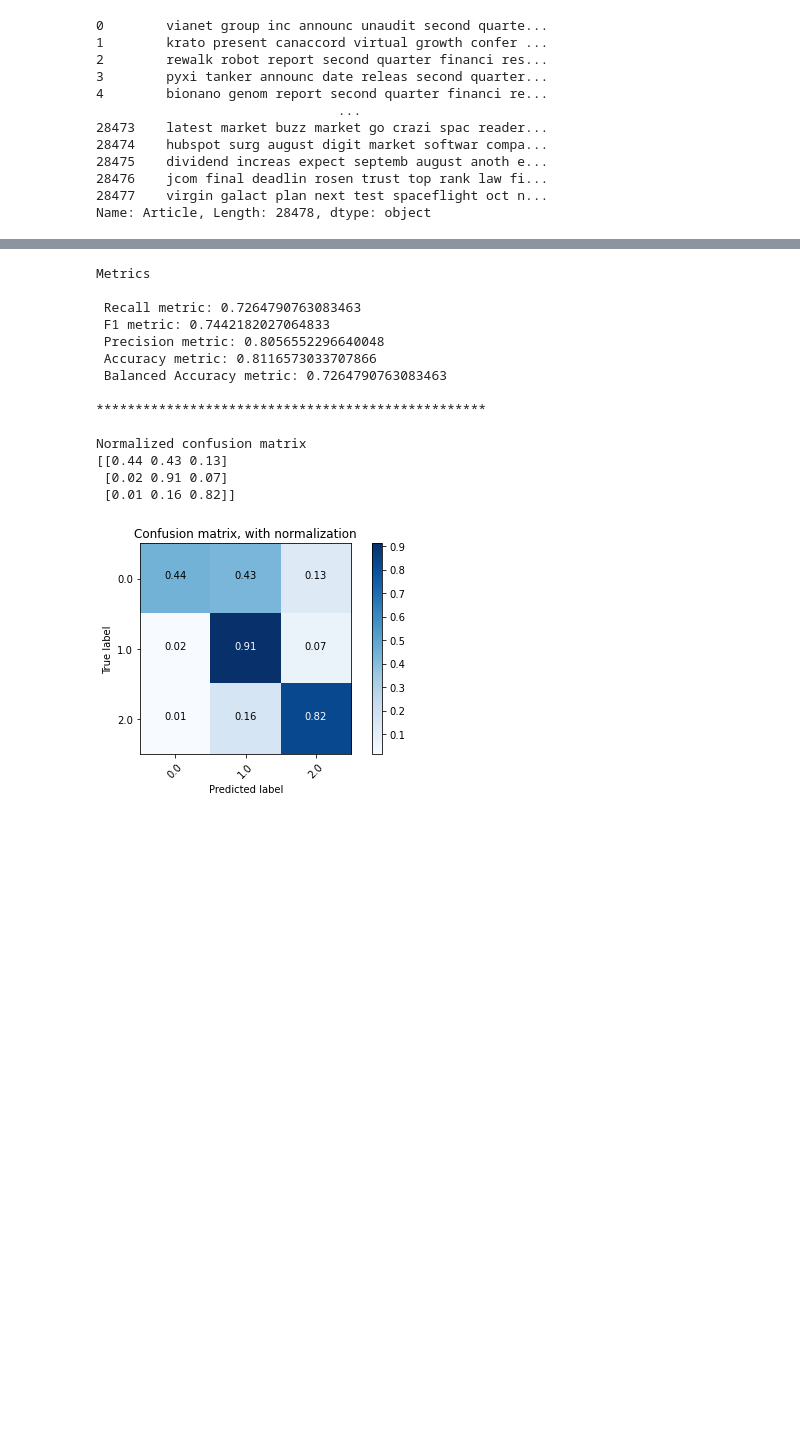
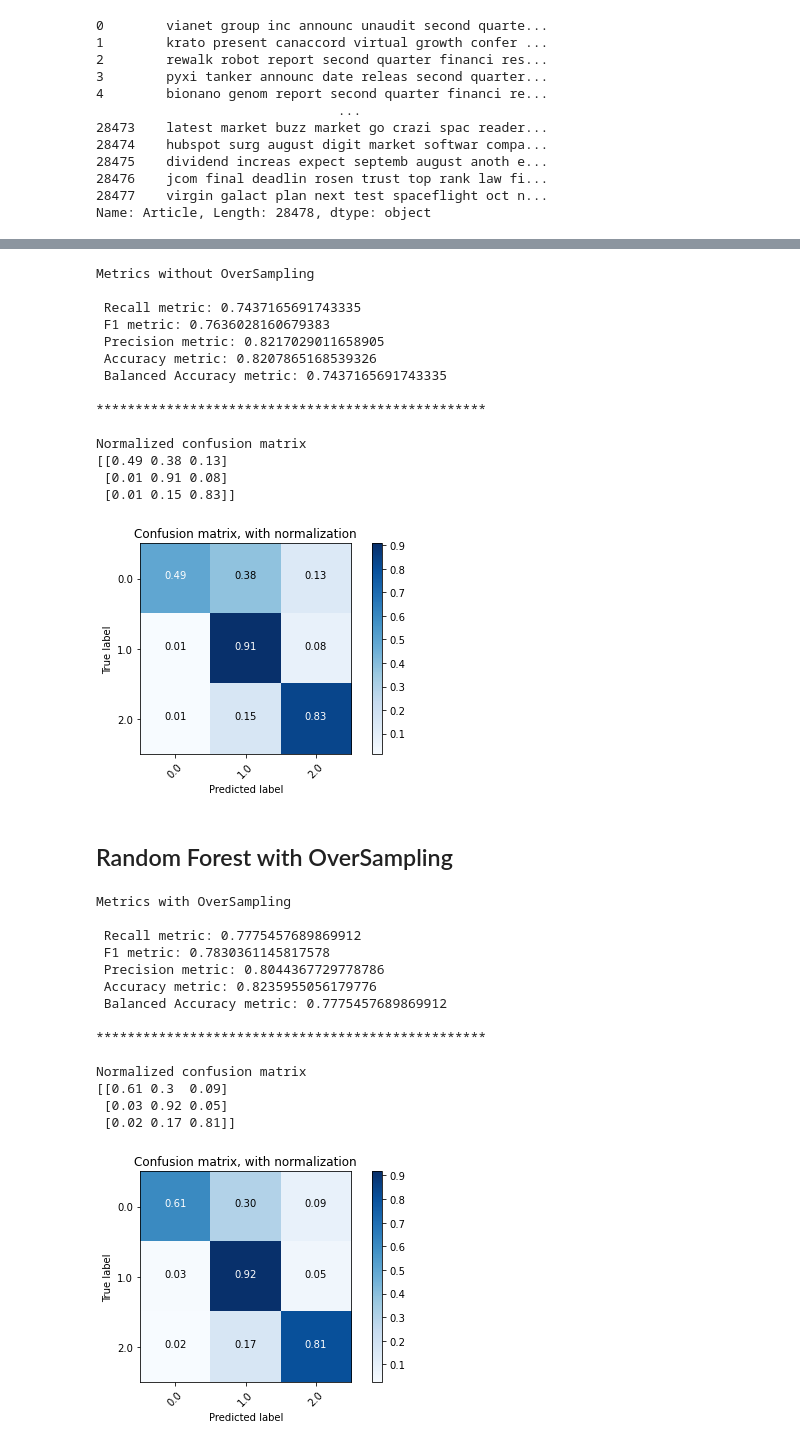
Before and after one commit to ialmalis/ML_in_Finance, a Jupyter notebook: General/General_NB_RF.ipynb, the cells around one changed output, grey strips where cells are left out. Cells and saved outputs as stored; diff of their text form; code cells hidden in the pictures; blank space fills up the shorter version.

```diff
--- a/General/General_NB_RF.ipynb
+++ b/General/General_NB_RF.ipynb
@@ -202,13 +269,7 @@ model2 = RandomForestClassifier(n_estimators=100, max_features="auto", n_jobs=-1
 model2.fit(X_train,y_train)
 y_predicted = model2.predict(X_test)
 
-
-recall = metrics.recall_score(y_test,y_predicted,average='macro')
-precision = metrics.precision_score(y_test,y_predicted,average='macro')
-f1 = metrics.f1_score(y_test,y_predicted,average='macro')
-Accur=metrics.accuracy_score(y_test,y_predicted)
-
-print("\nMetrics\n")
+print("\nMetrics without OverSampling\n")
 recall = metrics.recall_score(y_test,y_predicted,average='macro')
 precision = metrics.precision_score(y_test,y_predicted,average='macro')
 f1 = metrics.f1_score(y_test,y_predicted,average='macro')
@@ -229,18 +290,61 @@ plt.figure()
 plot_confusion_matrix(cnf_matrix, classes=[0.0, 1.0, 2.0],
                       title='Confusion matrix, with normalization')
 # %% [output]
-Metrics
+Metrics without OverSampling
 
- Recall metric: 0.7264790763083463
- F1 metric: 0.7442182027064833
- Precision metric: 0.8056552296640048
- Accuracy metric: 0.8116573033707866
- Balanced Accuracy metric: 0.7264790763083463
+ Recall metric: 0.7437165691743335
+ F1 metric: 0.7636028160679383
+ Precision metric: 0.8217029011658905
+ Accuracy metric: 0.8207865168539326
+ Balanced Accuracy metric: 0.7437165691743335
 
 **************************************************
 
 Normalized confusion matrix
-[[0.44 0.43 0.13]
- [0.02 0.91 0.07]
- [0.01 0.16 0.82]]
+[[0.49 0.38 0.13]
+ [0.01 0.91 0.08]
+ [0.01 0.15 0.83]]
-[figure, old version]
+[figure, new version]
+# %% [markdown]
+## Random Forest with OverSampling
+# %%
+model3 = RandomForestClassifier(n_estimators=100, max_features="auto", n_jobs=-1,class_weight='balanced')
+model3.fit(X_ros,y_ros)
+y_predicted = model3.predict(X_test)
+
+print("\nMetrics with OverSampling\n")
+recall = metrics.recall_score(y_test,y_predicted,average='macro')
+precision = metrics.precision_score(y_test,y_predicted,average='macro')
+f1 = metrics.f1_score(y_test,y_predicted,average='macro')
+Accur=metrics.accuracy_score(y_test,y_predicted)
+B_Accur=metrics.balanced_accuracy_score(y_test,y_predicted)
+
+print(' Recall metric:',recall)
+print(' F1 metric:',f1)
+print(' Precision metric:',precision)
+print(' Accuracy metric:',Accur)
+print(' Balanced Accuracy metric:',B_Accur,"\n")
+print("**************************************************\n")
+
+cnf_matrix = confusion_matrix(y_test, y_predicted,labels=[0.0, 1.0, 2.0])
+np.set_printoptions(precision=2)
+
+plt.figure()
+plot_confusion_matrix(cnf_matrix, classes=[0.0, 1.0, 2.0],
+                      title='Confusion matrix, with normalization')
+# %% [output]
+Metrics with OverSampling
+
+ Recall metric: 0.7775457689869912
+ F1 metric: 0.7830361145817578
+ Precision metric: 0.8044367729778786
+ Accuracy metric: 0.8235955056179776
+ Balanced Accuracy metric: 0.7775457689869912
+
+**************************************************
+
+Normalized confusion matrix
+[[0.61 0.3  0.09]
+ [0.03 0.92 0.05]
+ [0.02 0.17 0.81]]
+[figure, added]
```
Also changed, not shown: parts of 9 cells of this notebook.
